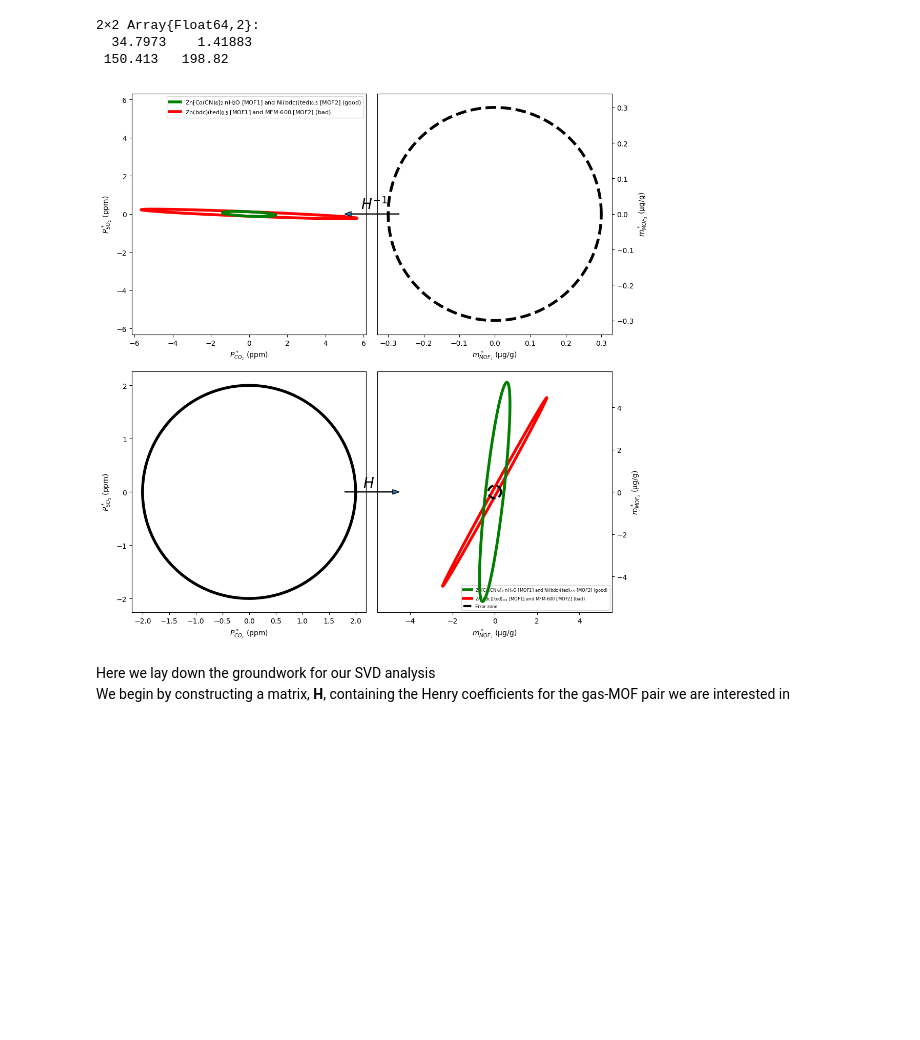
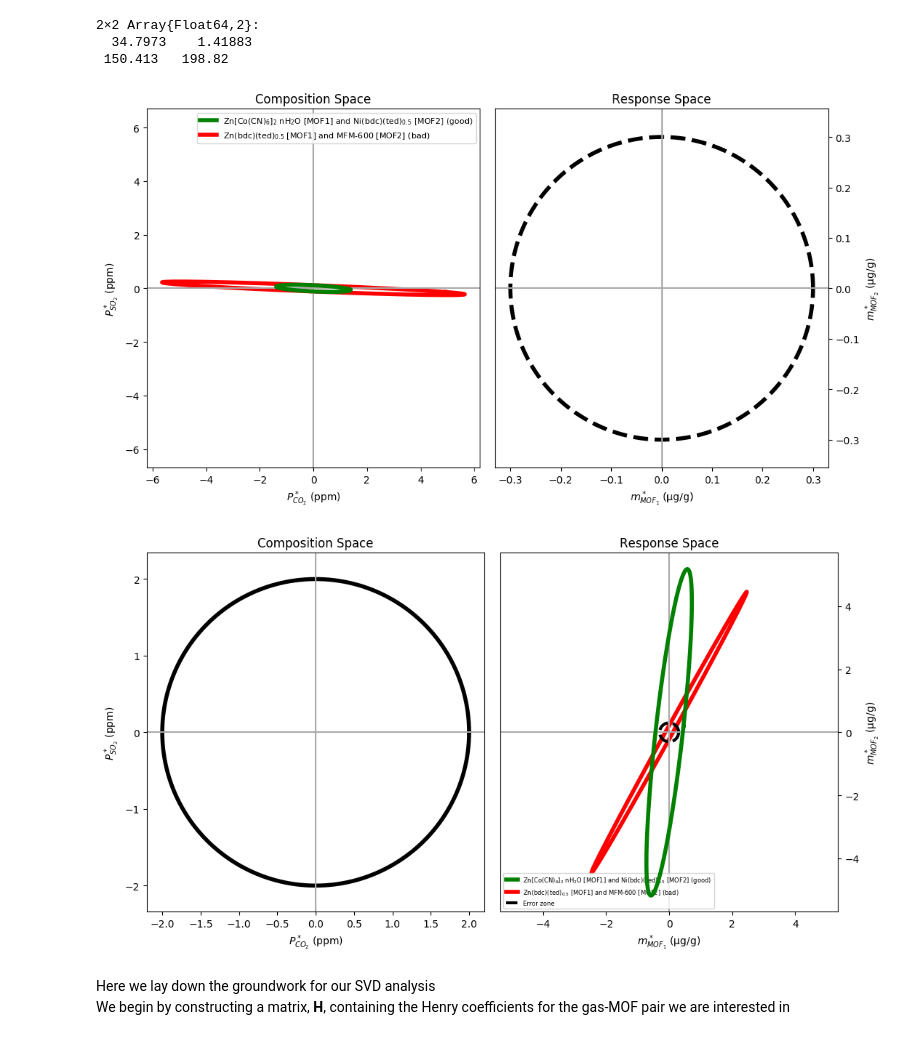
Before and after one commit to SimonEnsemble/sensor_arrays, a Jupyter notebook: src/Sensing.ipynb, the cells around one changed output. Drawn from its saved outputs; the diff is of its cells as text; code cells hidden in the pictures; blank space fills up the shorter version.

```diff
--- a/src/Sensing.ipynb
+++ b/src/Sensing.ipynb
@@ -71,4 +86,6 @@ formatted_crystal_names["MFM-300-In"] = "MFM-300-In"
 formatted_crystal_names["Zn-CN6"] = "Zn[Co(CN)\$_6\$]\$_2\$ nH\$_2\$O"
 formatted_crystal_names["Mg-MOF-74"] = "Mg-MOF-74"
 formatted_crystal_names["Co-CN6"] = "Co[Co(CN)\$_6\$]\$_2\$ nH\$_2\$O"
+formatted_crystal_names["KAUST7"] = "KAUST7"
+formatted_crystal_names["KAUST8"] = "KAUST8"
 # %% [output]
@@ -127,9 +142,9 @@ function plot_reverse_mapping(mofs::Array{Array{Int64, 1}, 1}, gases::Array{<:Ab
     p1 = inv(H1) * n
     p2 = inv(H2) * n
 
-    fig = plt.figure(figsize=(11, 11))
+    fig = plt.figure(figsize=(11, 6))
 
-    plt.subplot(221, aspect="equal")
+    ax = plt.subplot(121, aspect="equal")
     l1 = @sprintf("%s [MOF1] and %s [MOF2] (%s)", formatted_crystal_names[df_henry[:crystal][mofs[1][1]]], formatted_crystal_names[df_henry[:crystal][mofs[1][2]]], labels[1])
     l2 = @sprintf("%s [MOF1] and %s [MOF2] (%s)", formatted_crystal_names[df_henry[:crystal][mofs[2][1]]], formatted_crystal_names[df_henry[:crystal][mofs[2][2]]], labels[2])
     plt.plot(p1[1,:], p1[2,:], lw=4, c=colors[1], label=l1, zorder=zorders[1])
@@ -139,25 +154,31 @@ function plot_reverse_mapping(mofs::Array{Array{Int64, 1}, 1}, gases::Array{<:Ab
     #plt.ylabel("Pressure SO\$_2\$ (ppm)")
     plt.xlabel("\$P^*_{CO_2}\$ (ppm)")
     plt.ylabel("\$P^*_{SO_2}\$ (ppm)")
+    ax.axhline(y=0, color="#a9a9a9")
+    ax.axvline(x=0, color="#a9a9a9")
+    plt.title("Composition Space")
     plt.legend(fontsize=8)
     plt.tight_layout()
 
-    ax = plt.subplot(222, aspect="equal")
+    ax = plt.subplot(122, aspect="equal")
     plt.plot(n[1,:], n[2,:], lw=4, c="k", linestyle="--", label="Error zone")
     #plt.xlabel("Change in adsorbate mass per unit mass adsorbent (μg/g)")
     #plt.ylabel("Change in adsorbate mass per unit mass adsorbent (μg/g)")
     plt.xlabel("\$m^*_{MOF_1}\$ (μg/g)")
     plt.ylabel("\$m^*_{MOF_2}\$ (μg/g)")
-    ax[:yaxis][:tick_right]()
-    ax[:yaxis][:set_ticks_position]("right")
-    ax[:yaxis][:set_label_position]("right")
+    ax.yaxis.tick_right()
+    ax.yaxis.set_ticks_position("right")
+    ax.yaxis.set_label_position("right")
+    ax.axhline(y=0, color="#a9a9a9")
+    ax.axvline(x=0, color="#a9a9a9")
+    plt.title("Response Space")
     plt.tight_layout()
     plt.axis("equal")
-
+    plt.savefig("reverse_mapping_a.png", dpi=300, format="png")
 
     #plt.legend()
-
-    plt.subplot(223, aspect="equal")
+    fig = plt.figure(figsize=(11,6))
+    ax = plt.subplot(121, aspect="equal")
     p = 2 .* transpose(hcat(cos.(θ), sin.(θ)))
     plt.plot(p[1,:], p[2,:], lw=4, c="k")
     #plt.xlabel("Pressure CO\$_2\$ (ppm)")
@@ -165,49 +186,58 @@ function plot_reverse_mapping(mofs::Array{Array{Int64, 1}, 1}, gases::Array{<:Ab
     plt.xlabel("\$P^*_{CO_2}\$ (ppm)")
     plt.ylabel("\$P^*_{SO_2}\$ (ppm)")
 
+    ax.axhline(y=0, color="#a9a9a9")
+    ax.axvline(x=0, color="#a9a9a9")
+    plt.title("Composition Space")
     plt.tight_layout()
     plt.axis("equal")
 
-    ax = plt.subplot(224, aspect="equal")
+    ax = plt.subplot(122, aspect="equal")
     n1 = H1 * p
     n2 = H2 * p
     plt.plot(n1[1,:], n1[2,:], lw=4, c=colors[1], label=l1, zorder=zorders[1])
     plt.plot(n2[1,:], n2[2,:], lw=4, c=colors[2], label=l2, zorder=zorders[2])
     plt.plot(n[1,:], n[2,:], lw=3, c="k", linestyle="--", label="Error zone")
-    ax[:yaxis][:tick_right]()
-    ax[:yaxis][:set_ticks_position]("right")
-    ax[:yaxis][:set_label_position]("right")
+    ax.yaxis.tick_right()
+    ax.yaxis.set_ticks_position("right")
+    ax.yaxis.set_label_position("right")
     plt.axis("equal")
     #plt.xlabel("Change in adsorbate mass per unit mass adsorbent (mg/g)")
     #plt.ylabel("Change in adsorbate mass per unit mass adsorbent (mg/g)")
     plt.xlabel("\$m^*_{MOF_1}\$ (μg/g)")
     plt.ylabel("\$m^*_{MOF_2}\$ (μg/g)")
+    ax.axhline(y=0, color="#a9a9a9")
+    ax.axvline(x=0, color="#a9a9a9")
+    plt.title("Response Space")
+
 
     plt.legend(fontsize=6)
     plt.tight_layout()
     plt.axis("equal")
 
-    # Add arrows
+"""    # Add arrows
     ax = fig[:add_subplot](211)
     plt.xlim([0,11])
     plt.ylim([0,5])
     plt.arrow(6.125, 2.5, -1.1, 0.0, width=0.01, head_width=0.1, zorder=9999)
     plt.text(5.25, 2.6, "\$H^{-1}\$", fontsize=20)
-    ax[:axis]("off")
+    ax.axis("off")
 
     ax = fig[:add_subplot](212)
     plt.xlim([0,11])
     plt.ylim([0,5])
     plt.arrow(4.875, 2.5, 1.1, 0.0, width=0.01, head_width=0.1, zorder=9999)
     plt.text(5.3, 2.6, "\$H\$", fontsize=20)
-    ax[:axis]("off")
+    ax.axis("off")
+"""
 
-    plt.savefig("reverse_mapping.png", dpi=300, format="png")
+    plt.savefig("reverse_mapping_b.png", dpi=300, format="png")
     plt.show()
 end
 plot_reverse_mapping([[8,3],[2,5]], ["CO2", "SO2"])
 # %% [output]
-[figure, old version]
+[figure, new version]
+[figure, added]
 # %% [markdown]
 Here we lay down the groundwork for our SVD analysis<br />
 We begin by constructing a matrix, **H**, containing the Henry coefficients for the gas-MOF pair we are interested in
```
Also changed, not shown: parts of 8 cells of this notebook, 2 other files.
